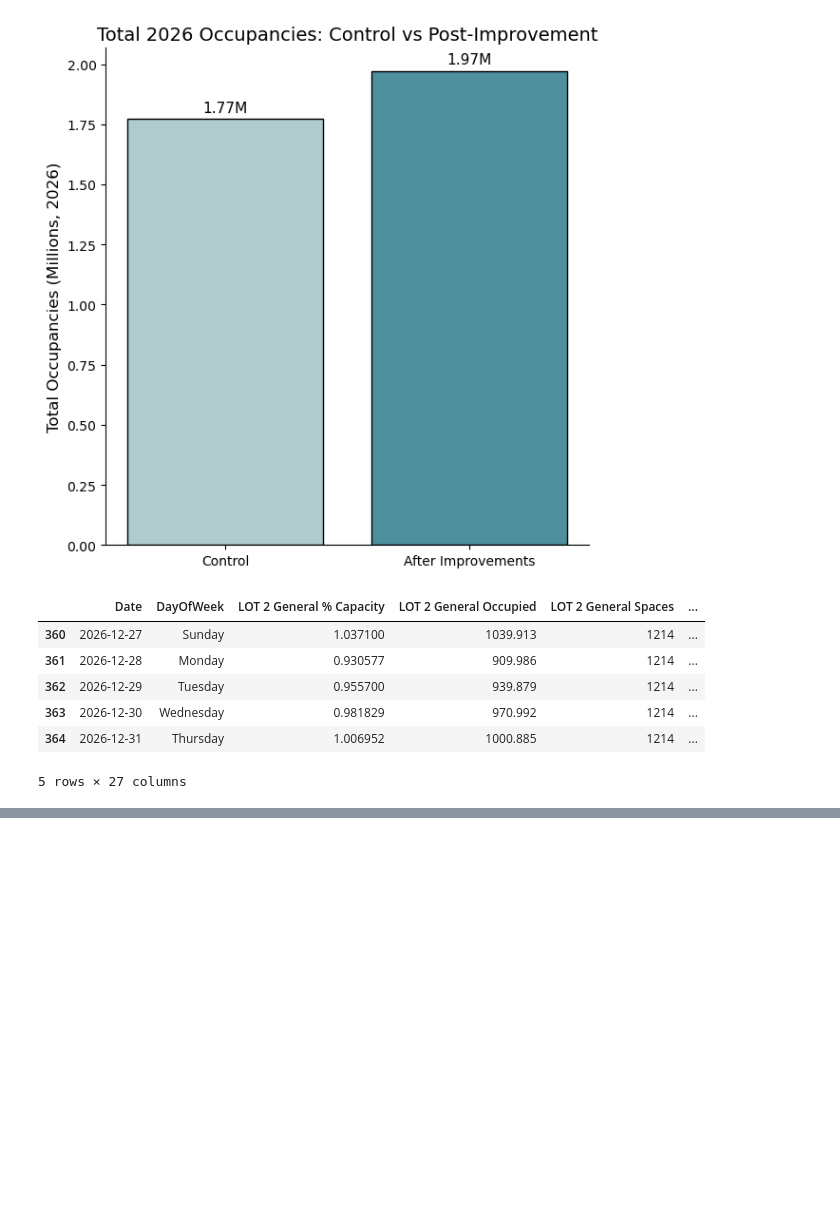
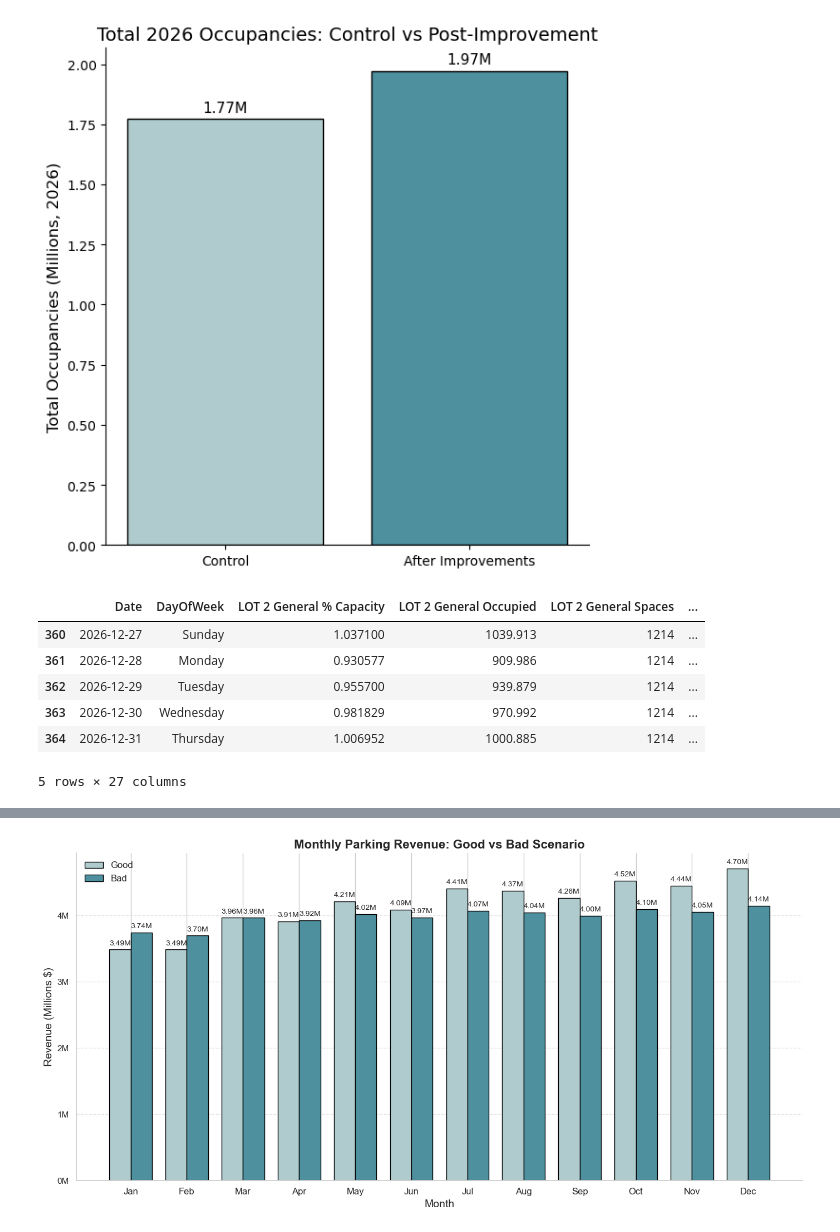
Before and after one commit to doom-boy/Ontario-Competition-Project, a Jupyter notebook: dynamicOccupationsHypothetical-Copy1.ipynb, the cells around one changed output, grey strips where cells are left out. Saved outputs shown, nothing was run; the diff lists cells and outputs as text; code cells hidden in the pictures; blank space fills up the shorter version.

```diff
--- a/dynamicOccupationsHypothetical-Copy1.ipynb
+++ b/dynamicOccupationsHypothetical-Copy1.ipynb
@@ -911,0 +912,9 @@ df_hypo_converge.to_csv("IDEALoccupations.csv", index = False)
+# %%
+#final numbers
+baseControl = 47718640
+dynamicCOntrol = 48068031
+baseImprove = 48383779
+dynamicImprove = 49851718
+
+dfbad = pd.read_csv('Prediction Data/predictedMonthlyRevenue_2026standard.csv')
+dfgood = pd.read_csv('Prediction Data/IDEALpredictedMonthlyRevenue_2026dynamic.csv')
@@ -911,0 +953,70 @@ df_hypo_converge.to_csv("IDEALoccupations.csv", index = False)
+# %%
+import pandas as pd
+import matplotlib.pyplot as plt
+import seaborn as sns
+import numpy as np
+import calendar
+
+# --- Prepare DataFrames ---
+dfgood_plot = dfgood.copy()
+dfgood_plot['Scenario'] = 'Good'
+
+dfbad_plot = dfbad.copy()
+dfbad_plot['Scenario'] = 'Bad'
+
+# Concatenate for plotting
+plot_df = pd.concat([dfgood_plot, dfbad_plot])
+
+# --- Prepare month labels ---
+# If your month column is numeric, convert to abbreviated month names
+plot_df['month_name'] = plot_df['month'].apply(lambda x: calendar.month_abbr[int(x)])
+
+labels = plot_df['month_name'].unique()
+x = np.arange(len(labels))
+width = 0.38
+
+sns.set_style("whitegrid")
+fig, ax = plt.subplots(figsize=(14, 7))
+
+# Select values for plotting in the right order
+good_vals = plot_df[plot_df['Scenario']=='Good'].sort_values('month')['predictedRevenue']
+bad_vals = plot_df[plot_df['Scenario']=='Bad'].sort_values('month')['predictedRevenue']
+
+# --- Bars ---
+bars1 = ax.bar(x - width/2, good_vals, width,
+               label='Good', color="#b0cbce", edgecolor="black", linewidth=1)
+bars2 = ax.bar(x + width/2, bad_vals, width,
+               label='Bad', color="#4e909e", edgecolor="black", linewidth=1)
+
+# --- Add labels above bars ---
+for bars in [bars1, bars2]:
+    for bar in bars:
+        height = bar.get_height()
+        ax.text(
+            bar.get_x() + bar.get_width()/2,
+            height + 0.01*height,
+            f'{height/1e6:.2f}M',
+            ha='center', va='bottom', fontsize=10
+        )
+
+# --- Aesthetics ---
+ax.set_xticks(x)
+ax.set_xticklabels(labels, rotation=0, fontsize=12)
+ax.set_ylabel("Revenue (Millions $)", fontsize=14)
+ax.set_xlabel("Month", fontsize=14)
+ax.set_title("Monthly Parking Revenue: Good vs Bad Scenario", fontsize=16, fontweight='bold')
+ax.yaxis.set_major_formatter(plt.FuncFormatter(lambda x, _: f'{x/1e6:.0f}M'))
+ax.grid(axis='y', linestyle='--', alpha=0.5)
+sns.despine(ax=ax)
+ax.legend(frameon=False, fontsize=12)
+
+plt.tight_layout()
+plt.savefig("revenue_good_bad_comparison_clean.png", dpi=300, bbox_inches='tight')
+plt.show()
+
+# --- Total revenue per scenario ---
+totals = plot_df.groupby('Scenario')['predictedRevenue'].sum()
+print("Total Revenue per Scenario:")
+print(totals)
+# %% [output]
+[figure, added]
```
Also changed, not shown: parts of 7 cells of this notebook, 9 other files.
